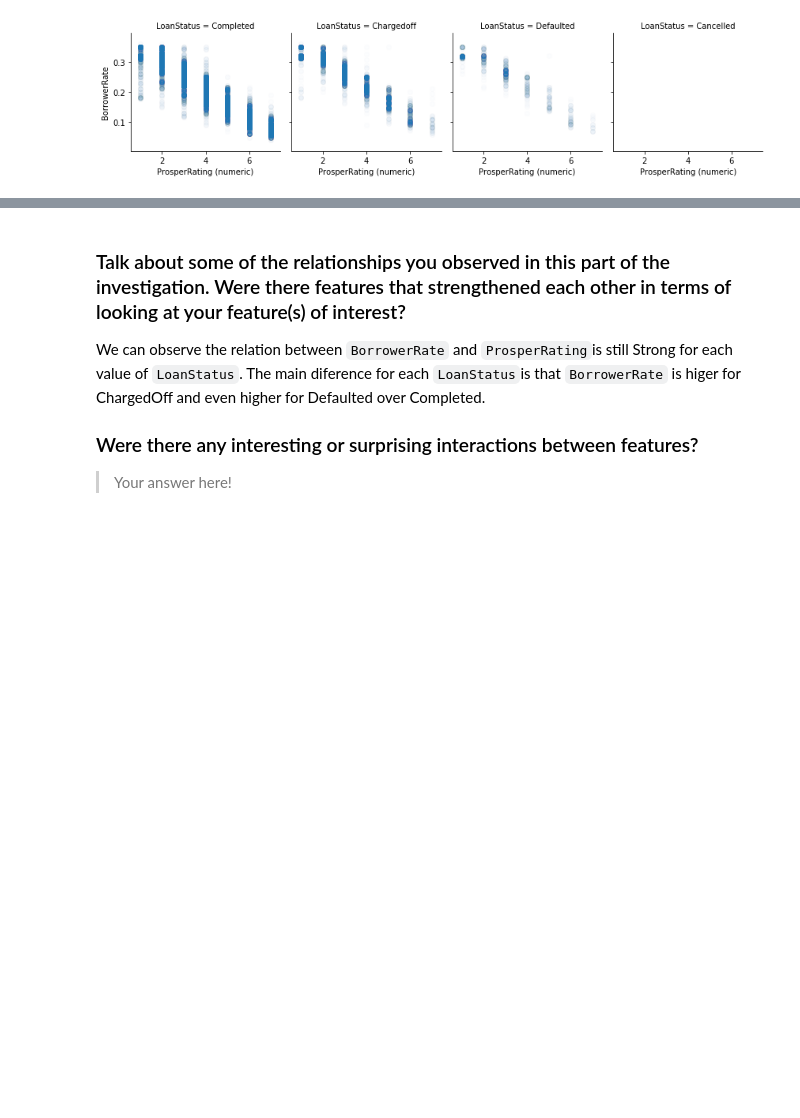
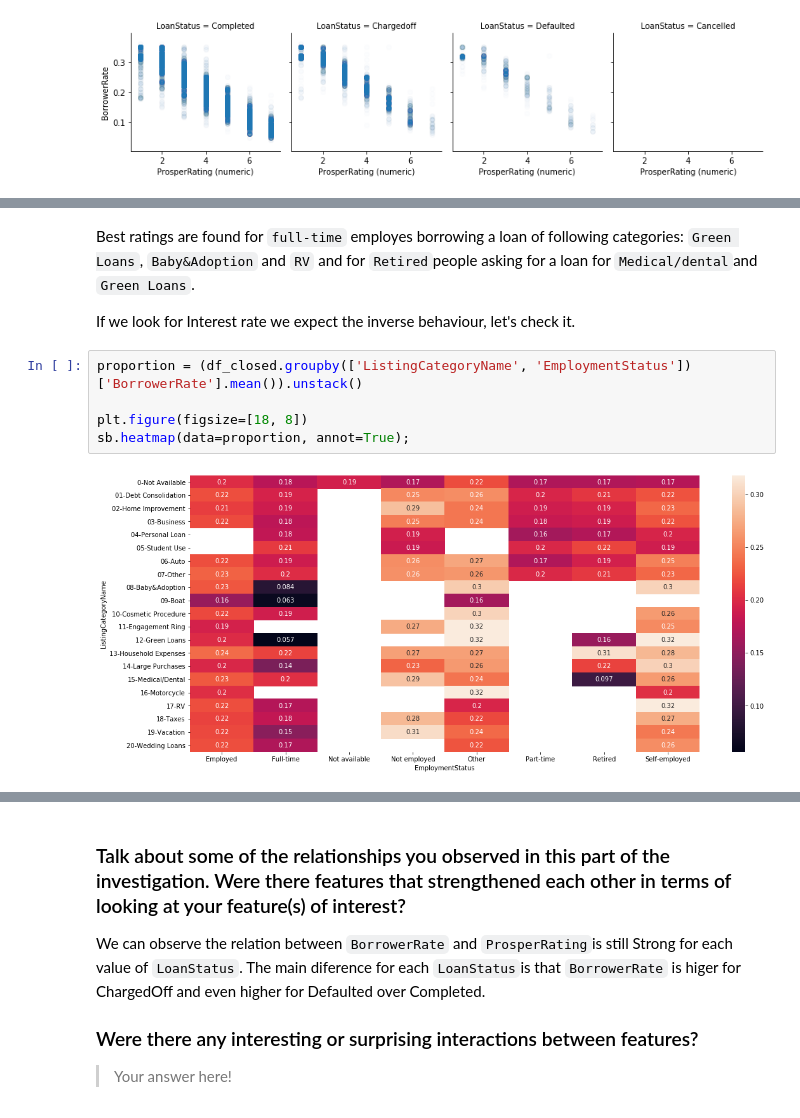
Before and after one commit to eduardoburgoa/prosper-loan, a Jupyter notebook: prosperLoanData_exploration.ipynb, the cells around one changed output, grey strips where cells are left out. Cells and saved outputs as stored; diff of their text form; blank space fills up the shorter version.

```diff
--- a/prosperLoanData_exploration.ipynb
+++ b/prosperLoanData_exploration.ipynb
@@ -604,0 +612,11 @@ g.map(plt.scatter, 'ProsperRating (numeric)', 'BorrowerRate', alpha=0.01);
+# %% [markdown]
+Best ratings are found for `full-time` employes borrowing a loan of following categories: `Green Loans`, `Baby&Adoption` and `RV` and for `Retired`people asking for a loan for `Medical/dental`and `Green Loans`.
+
+If we look for Interest rate we expect the inverse behaviour, let's check it.
+# %%
+proportion = (df_closed.groupby(['ListingCategoryName', 'EmploymentStatus'])['BorrowerRate'].mean()).unstack()
+
+plt.figure(figsize=[18, 8])
+sb.heatmap(data=proportion, annot=True);
+# %% [output]
+[figure, added]
```
Also changed, not shown: parts of 4 cells of this notebook.
